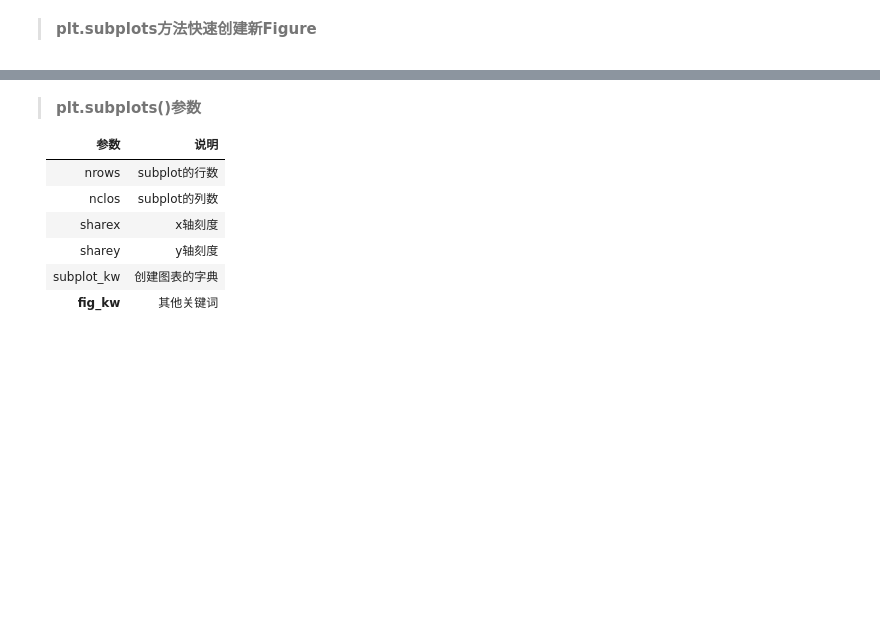
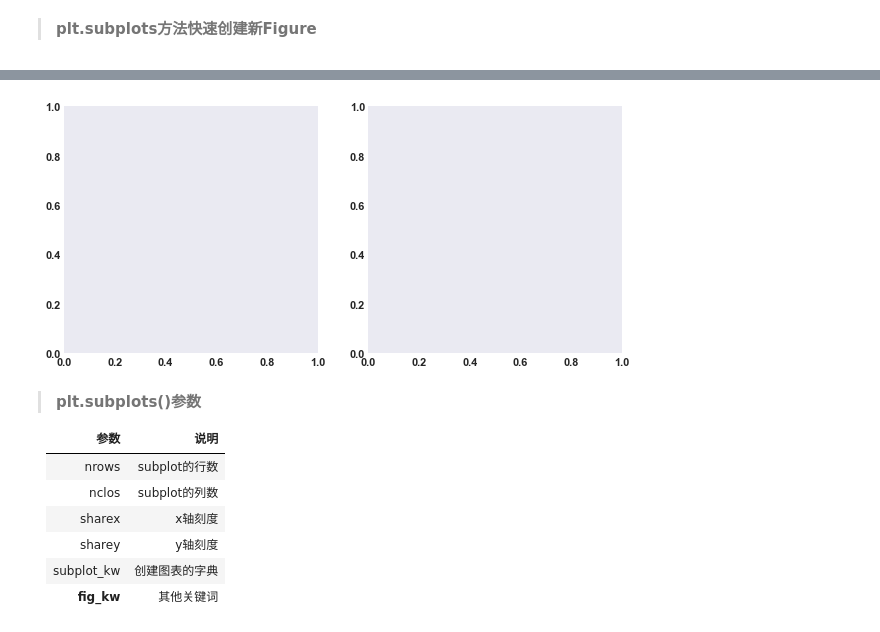
Before and after one commit to jaling9/PythonDataAnalysis, a Jupyter notebook: 09 matplotlib_Notes.ipynb, the cells around one changed output, grey strips where cells are left out. Saved outputs shown, nothing was run; the diff lists cells and outputs as text; code cells hidden in the pictures; blank space fills up the shorter version.

```diff
--- a/09 matplotlib_Notes.ipynb
+++ b/09 matplotlib_Notes.ipynb
@@ -58,3 +58,11 @@ array([[<AxesSubplot:>, <AxesSubplot:>, <AxesSubplot:>],
+# %%
+# 从画布添加子图
+fig = plt.figure()
+#ax = plt.subplot()
+ax1 = fig.add_subplot(2,2,1)
+ax2 = fig.add_subplot(2,2,2)
+# %% [output]
+[figure, added]
 # %% [markdown]
 > **plt.subplots()参数**
 
```
Also changed, not shown: parts of 45 cells of this notebook, 23 other files.
